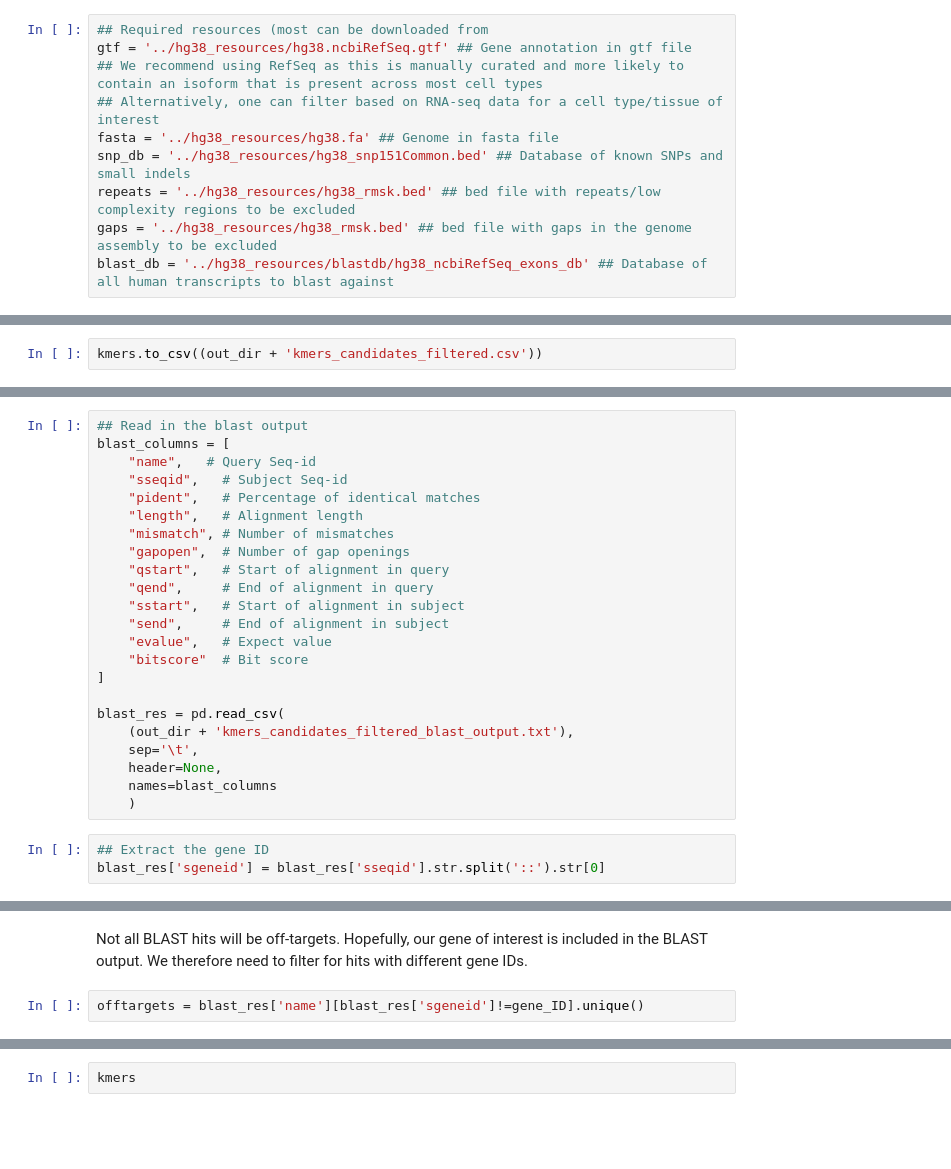
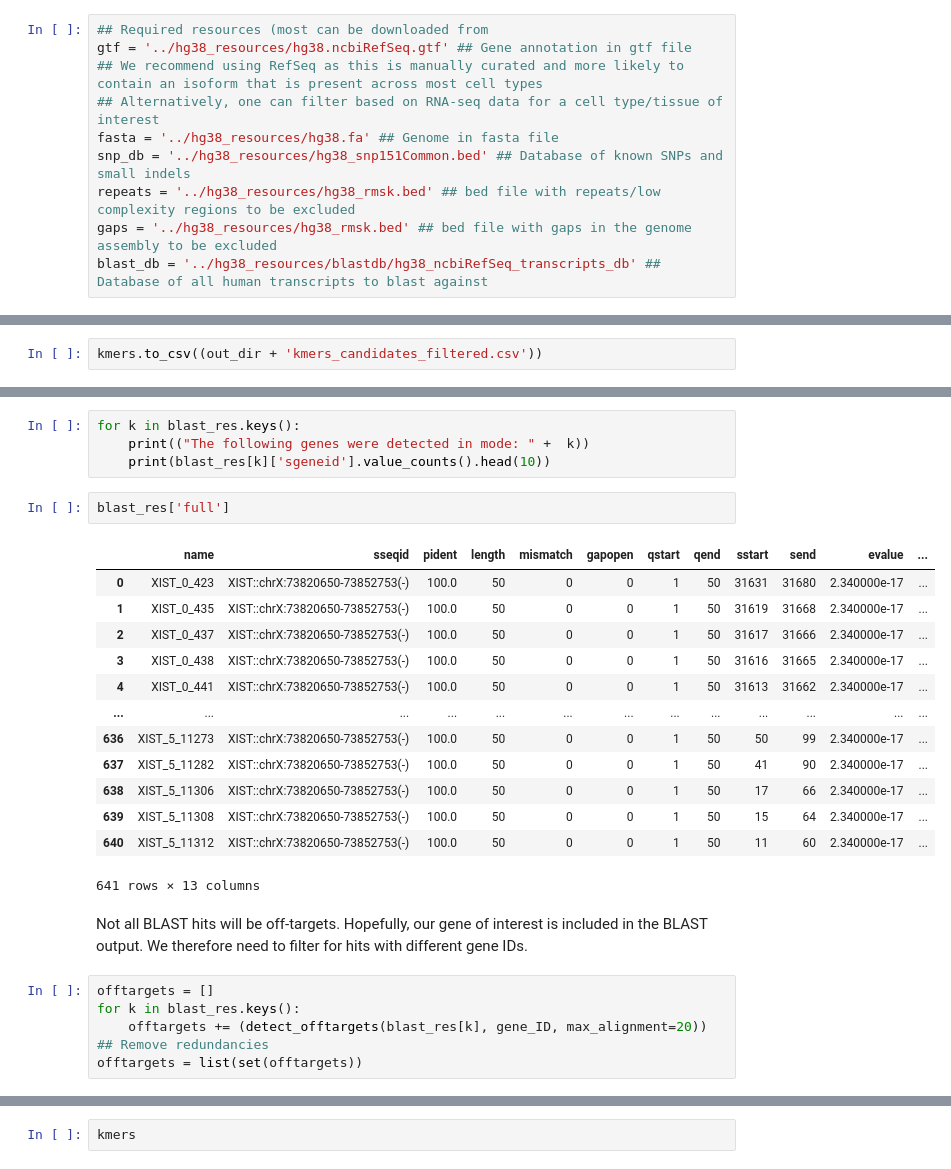
Before and after one commit to Teichlab/gene2probe, a Jupyter notebook: notebooks/002_make_exon_probes_XIST.ipynb, the cells around one changed output, grey strips where cells are left out. Cells and saved outputs as stored; diff of their text form; blank space fills up the shorter version.

Commit message:
Added BLAST functions

```diff
--- a/notebooks/002_make_exon_probes_XIST.ipynb
+++ b/notebooks/002_make_exon_probes_XIST.ipynb
@@ -35,7 +35,7 @@ fasta = '../hg38_resources/hg38.fa' ## Genome in fasta file
 snp_db = '../hg38_resources/hg38_snp151Common.bed' ## Database of known SNPs and small indels
 repeats = '../hg38_resources/hg38_rmsk.bed' ## bed file with repeats/low complexity regions to be excluded
 gaps = '../hg38_resources/hg38_rmsk.bed' ## bed file with gaps in the genome assembly to be excluded
-blast_db = '../hg38_resources/blastdb/hg38_ncbiRefSeq_exons_db' ## Database of all human transcripts to blast against
+blast_db = '../hg38_resources/blastdb/hg38_ncbiRefSeq_transcripts_db' ## Database of all human transcripts to blast against
 # %%
 ## Path to blast binaries.
 ## Replace with your conda environment
@@ -279,26 +295,0 @@ result = subprocess.run(command, capture_output=True, text=True)
-# %%
-## Read in the blast output
-blast_columns = [
-    "name",   # Query Seq-id
-    "sseqid",   # Subject Seq-id
-    "pident",   # Percentage of identical matches
-    "length",   # Alignment length
-    "mismatch", # Number of mismatches
-    "gapopen",  # Number of gap openings
-    "qstart",   # Start of alignment in query
-    "qend",     # End of alignment in query
-    "sstart",   # Start of alignment in subject
-    "send",     # End of alignment in subject
-    "evalue",   # Expect value
-    "bitscore"  # Bit score
-]
-
-blast_res = pd.read_csv(
-    (out_dir + 'kmers_candidates_filtered_blast_output.txt'),
-    sep='\t',
-    header=None,
-    names=blast_columns
-    )
-# %%
-## Extract the gene ID
-blast_res['sgeneid'] = blast_res['sseqid'].str.split('::').str[0]
@@ -323,5 +296,29 @@ Name: evalue, dtype: float64
+# %%
+for k in blast_res.keys():
+    print(("The following genes were detected in mode: " +  k))
+    print(blast_res[k]['sgeneid'].value_counts().head(10))
+# %%
+blast_res['full']
+# %% [output]
+|  | name | sseqid | pident | length | mismatch | gapopen | qstart | qend | sstart | send | evalue | ... |
+| 0 | XIST_0_423 | XIST::chrX:73820650-73852753(-) | 100.0 | 50 | 0 | 0 | 1 | 50 | 31631 | 31680 | 2.340000e-17 | ... |
+| 1 | XIST_0_435 | XIST::chrX:73820650-73852753(-) | 100.0 | 50 | 0 | 0 | 1 | 50 | 31619 | 31668 | 2.340000e-17 | ... |
+| 2 | XIST_0_437 | XIST::chrX:73820650-73852753(-) | 100.0 | 50 | 0 | 0 | 1 | 50 | 31617 | 31666 | 2.340000e-17 | ... |
+| 3 | XIST_0_438 | XIST::chrX:73820650-73852753(-) | 100.0 | 50 | 0 | 0 | 1 | 50 | 31616 | 31665 | 2.340000e-17 | ... |
+| 4 | XIST_0_441 | XIST::chrX:73820650-73852753(-) | 100.0 | 50 | 0 | 0 | 1 | 50 | 31613 | 31662 | 2.340000e-17 | ... |
+| ... | ... | ... | ... | ... | ... | ... | ... | ... | ... | ... | ... | ... |
+| 636 | XIST_5_11273 | XIST::chrX:73820650-73852753(-) | 100.0 | 50 | 0 | 0 | 1 | 50 | 50 | 99 | 2.340000e-17 | ... |
+| 637 | XIST_5_11282 | XIST::chrX:73820650-73852753(-) | 100.0 | 50 | 0 | 0 | 1 | 50 | 41 | 90 | 2.340000e-17 | ... |
+| 638 | XIST_5_11306 | XIST::chrX:73820650-73852753(-) | 100.0 | 50 | 0 | 0 | 1 | 50 | 17 | 66 | 2.340000e-17 | ... |
+| 639 | XIST_5_11308 | XIST::chrX:73820650-73852753(-) | 100.0 | 50 | 0 | 0 | 1 | 50 | 15 | 64 | 2.340000e-17 | ... |
+| 640 | XIST_5_11312 | XIST::chrX:73820650-73852753(-) | 100.0 | 50 | 0 | 0 | 1 | 50 | 11 | 60 | 2.340000e-17 | ... |
+641 rows × 13 columns
 # %% [markdown]
 Not all BLAST hits will be off-targets. Hopefully, our gene of interest is included in the BLAST output. We therefore need to filter for hits with different gene IDs.
 # %%
-offtargets = blast_res['name'][blast_res['sgeneid']!=gene_ID].unique()
+offtargets = []
+for k in blast_res.keys():
+    offtargets += (detect_offtargets(blast_res[k], gene_ID, max_alignment=20))
+## Remove redundancies
+offtargets = list(set(offtargets))
 # %%
```
Also changed, not shown: parts of 7 cells of this notebook, 1 other file.
